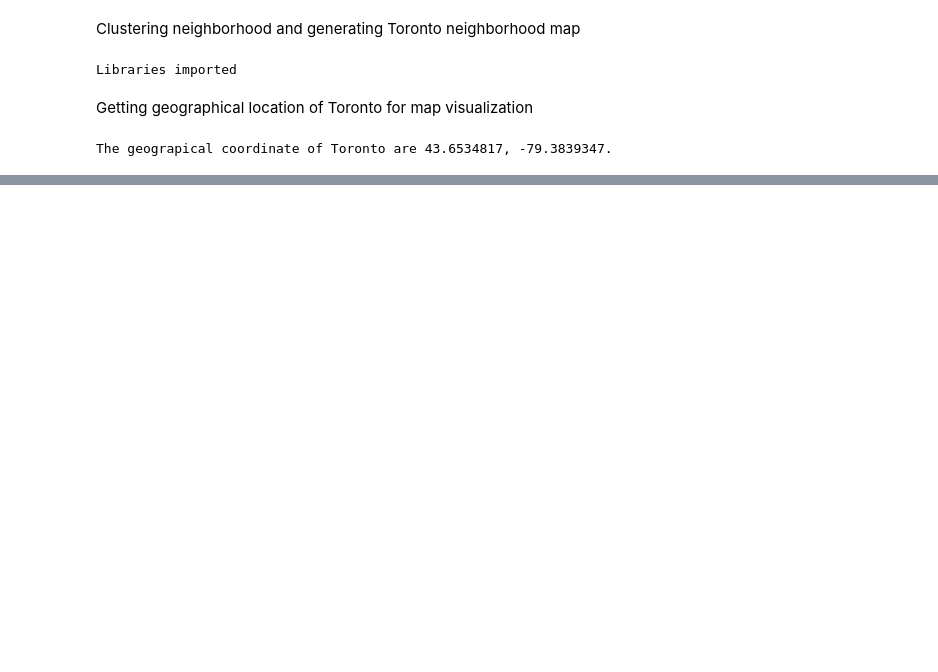
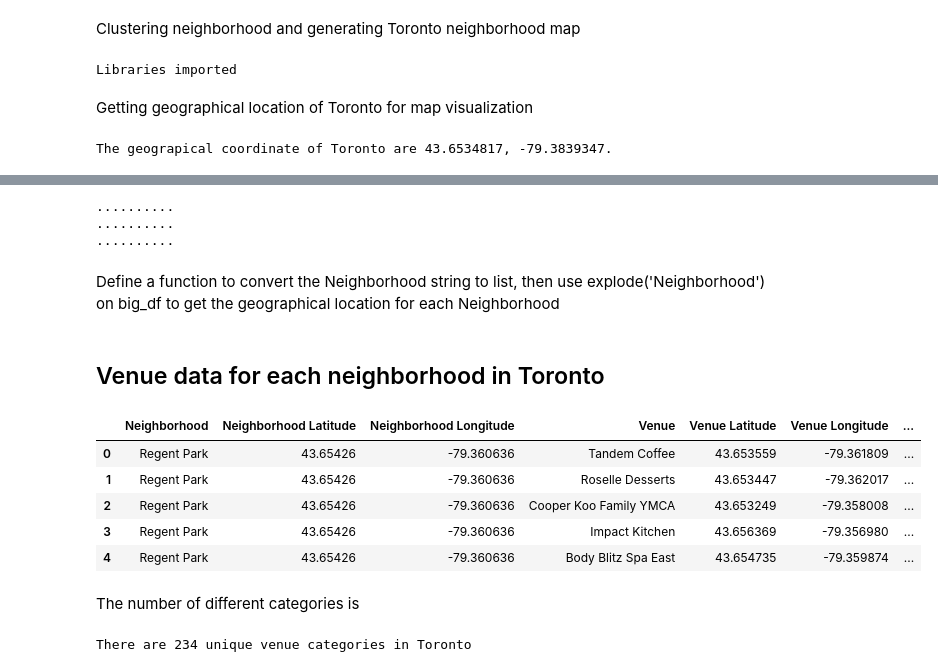
Before and after one commit to HenryVu27/Coursera_Capstone, a Jupyter notebook: Toronto.ipynb, the cells around one changed output, grey strips where cells are left out. Saved outputs shown, nothing was run; the diff lists cells and outputs as text; code cells hidden in the pictures; blank space fills up the shorter version.

```diff
--- a/Toronto.ipynb
+++ b/Toronto.ipynb
@@ -95,0 +97,23 @@ map_toronto
+# %%
+import getpass
+CLIENT_ID = getpass.getpass()
+CLIENT_SECRET = getpass.getpass()
+ACCESS_TOKEN = getpass.getpass()
+VERSION = '20210507' # Foursquare API version
+LIMIT = 100 # A default Foursquare API limit value
+# %% [output]
+··········
+··········
+··········
+# %% [markdown]
+Define a function to convert the Neighborhood string to list, then use explode('Neighborhood') on big_df to get the geographical location for each Neighborhood
+# %%
+#@title Default title text
+# Function to convert neighborhood for each row to a list (currently a string)
+def get_list(row):
+    neighborhood_list = row['Neighborhood'].split(',')
+    neighborhoood_list = [neighbor.strip(' ') for neighbor in neighborhood_list]
+    return neighborhood_list
+
+big_df['Neighborhood'] = big_df.apply(get_list, axis = 1)
+big_df = big_df.explode('Neighborhood')
@@ -95,0 +175,17 @@ map_toronto
+# %% [markdown]
+<h2> Venue data for each neighborhood in Toronto </h2>
+# %%
+toronto_venues.head()
+# %% [output]
+|  | Neighborhood | Neighborhood Latitude | Neighborhood Longitude | Venue | Venue Latitude | Venue Longitude | ... |
+| 0 | Regent Park | 43.65426 | -79.360636 | Tandem Coffee | 43.653559 | -79.361809 | ... |
+| 1 | Regent Park | 43.65426 | -79.360636 | Roselle Desserts | 43.653447 | -79.362017 | ... |
+| 2 | Regent Park | 43.65426 | -79.360636 | Cooper Koo Family YMCA | 43.653249 | -79.358008 | ... |
+| 3 | Regent Park | 43.65426 | -79.360636 | Impact Kitchen | 43.656369 | -79.356980 | ... |
+| 4 | Regent Park | 43.65426 | -79.360636 | Body Blitz Spa East | 43.654735 | -79.359874 | ... |
+# %% [markdown]
+The number of different categories is
+# %%
+print("There are {} unique venue categories in Toronto".format(len(toronto_venues["Venue Category"].unique())))
+# %% [output]
+There are 234 unique venue categories in Toronto
```
Also changed, not shown: parts of 46 cells of this notebook.
